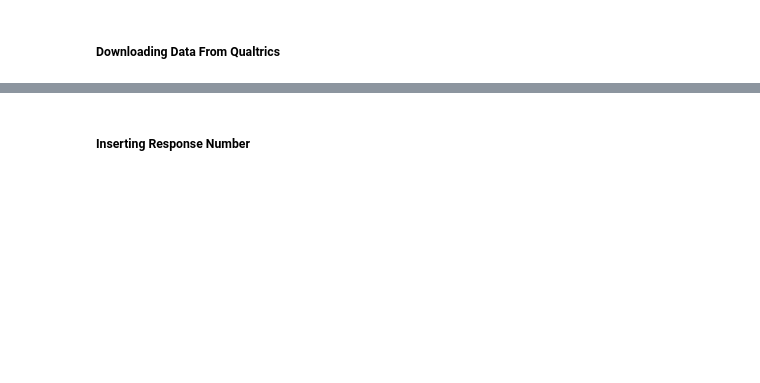
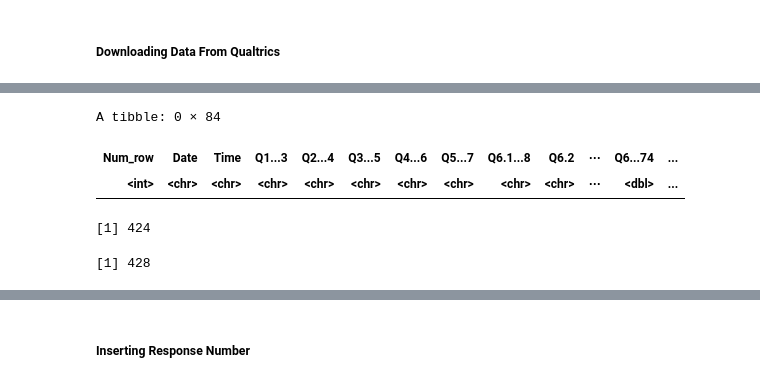
Before and after one commit to akinzayn/NMSUCovidPrevalenceProject, a Jupyter notebook: Qualtrics_One_drive_Automation.ipynb, the cells around one changed output, grey strips where cells are left out. Cells and saved outputs as stored; diff of their text form; code cells hidden in the pictures; blank space fills up the shorter version.

```diff
--- a/Qualtrics_One_drive_Automation.ipynb
+++ b/Qualtrics_One_drive_Automation.ipynb
@@ -300,0 +314,6 @@ suppressMessages({data_df_name_fixed = tibble(data_df, repair_names = TRUE, .nam
+# %%
+
+empty_data_df_name_fixed = data_df_name_fixed %>% filter(if_all("Time":"Email", is.na))
+# %%
+empty_data_df_name_fixed
+# %% [output]
@@ -300,0 +328,3 @@ suppressMessages({data_df_name_fixed = tibble(data_df, repair_names = TRUE, .nam
+A tibble: 0 × 84
+| Num_row | Date | Time | Q1...3 | Q2...4 | Q3...5 | Q4...6 | Q5...7 | Q6.1...8 | Q6.2 | ⋯ | Q6...74 | ... |
+| <int> | <chr> | <chr> | <chr> | <chr> | <chr> | <chr> | <chr> | <chr> | <chr> | ⋯ | <dbl> | ... |
@@ -300,0 +390,11 @@ suppressMessages({data_df_name_fixed = tibble(data_df, repair_names = TRUE, .nam
+# %%
+nrow(other_df) + nrow(prefer_not_to_respond_df) + nrow(staff_only_df) +
+ nrow(faculty_staff_only_df) + nrow(faculty_only_df) + nrow(simply_student_staff) + nrow(grad_student_staff_df) +
+  nrow(undergrad_student_staff_df) + nrow(simply_student_faculty) + nrow(grad_student_faculty_df)  + nrow(undergrad_student_faculty_df) +
+    nrow(simply_student_only) + nrow(grad_student_only_df) + nrow(undergrad_student_only_df) +
+     nrow(simply_student_only_with_errors) + nrow(simply_student_faculty_with_errors) + nrow(simply_student_staff_with_errors)
+  # nrow() + nrow() + nrow() +   nrow() + nrow() + nrow()
+nrow(data_df_name_fixed)
+# %% [output]
+[1] 424
+[1] 428
```
Also changed, not shown: parts of 51 cells of this notebook.
